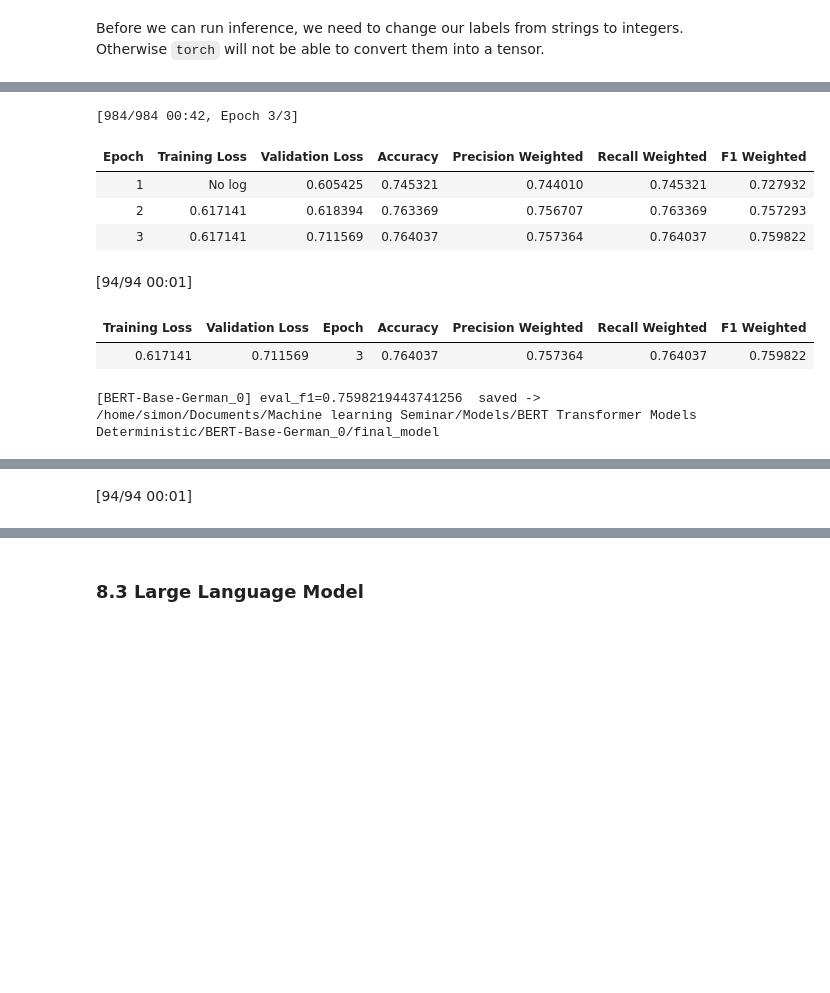
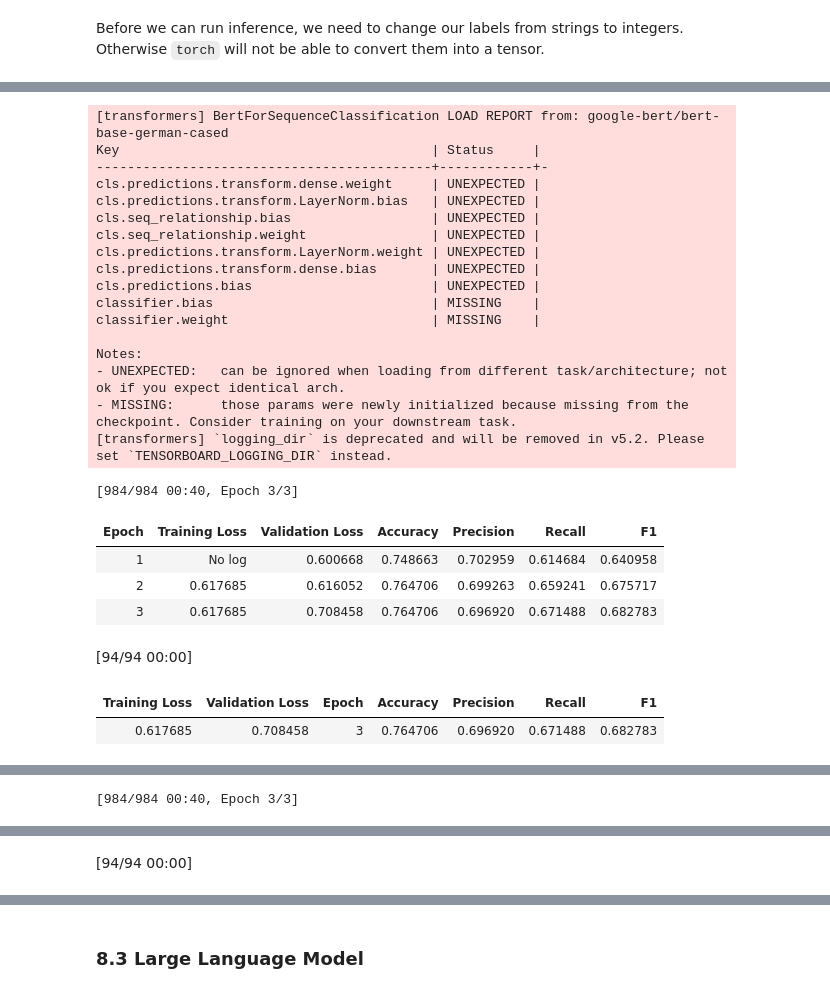
Before and after one commit to 47867/css-machine-learning, a Jupyter notebook: v2_Reichel_Code_deterministic.ipynb, the cells around one changed output, grey strips where cells are left out. Cells and saved outputs as stored; diff of their text form; code cells hidden in the pictures; blank space fills up the shorter version.

Commit message:
Finalised code

```diff
--- a/v2_Reichel_Code_deterministic.ipynb
+++ b/v2_Reichel_Code_deterministic.ipynb
@@ -620,17 +610,20 @@ We define a `compute_metrics` function which does essentially the same as the `e
 # %%
-def compute_metrics(eval_pred):
+def get_metrics(eval_pred):
 
     logits, labels = eval_pred
     preds = np.argmax(logits, axis = -1)
     precision, recall, f1, _ = precision_recall_fscore_support(
-        labels, preds, average = "weighted", zero_division = 0
+        labels,
+        preds,
+        average = "macro",
+        zero_division = 0
     )
 
     return {
         "accuracy": accuracy_score(labels, preds),
-        "precision_weighted": precision,
-        "recall_weighted": recall,
-        "f1_weighted": f1,
+        "precision": precision,
+        "recall": recall,
+        "f1": f1,
     }
 # %% [markdown]
 Define the training loop and checkpoint logging:
@@ -777,6 +774,15 @@ def fit_and_save_transformer(cfg,
 Before we can run inference, we need to change our labels from strings to integers. Otherwise `torch` will not be able to convert them into a tensor.
 # %%
 y_train_int = y_train.replace(
+    ["negative",
+    "neutral",
+    "positive"],
+    [0,
+    1,
+    2]
+)
+
+y_eval_int = y_eval.replace(
     ["negative",
     "neutral",
     "positive"],
@@ -797,16 +803,20 @@ y_test_int = y_test.replace(
 results_encoder = {}
 
 # fit ten models
-for x in range(10):
+for x in range(cfg.n_models):
+
+    # set each time
+    seed, generator = set_determinism(cfg)
+
     _, meta = fit_and_save_transformer(
         cfg,
-        "BERT-Base-German_" + str(x),
+        cfg.name_prefix_encoder_deterministic + str(x),
         X_train,
         y_train_int, # labels converted to integers
+        X_eval,
+        y_eval_int, # labels converted to integers
         X_test,
-        y_test_int, # labels converted to integers
-        test_texts = None,
-        test_labels = None
+        y_test_int # labels converted to integers
     )
 
     results_encoder[x] = meta
@@ -817,20 +827,19 @@ for x in range(10):
 
 summary = {
     name: {
-        "eval_f1": meta["eval_metrics"].get("eval_f1_weighted"),
-        "test_f1": (meta["test_metrics"] or {}).get("f1_weighted"),
+        "eval_f1": meta["eval_metrics"].get("eval_f1"),
+        "test_f1": (meta["test_metrics"] or {}).get("f1"),
         "fit_seconds": meta["fit_seconds"],
     }
 
     for name, meta in results_encoder.items()
 }
 
-with open(Path(cfg.output_directory_encoder), "w") as f:
+with open(Path(cfg.output_directory_encoder_deterministic) / f"summary.json", "w") as f:
     json.dump(summary,
               f,
               indent = 2)
 
 #free up GPU memory at the end
-del _
 torch.cuda.empty_cache()
 # %% [output]
@@ -854,9 +848,25 @@ Notes:
-[984/984 00:42, Epoch 3/3]
+[transformers] BertForSequenceClassification LOAD REPORT from: google-bert/bert-base-german-cased
+Key                                        | Status     |
+-------------------------------------------+------------+-
+cls.predictions.transform.dense.weight     | UNEXPECTED |
+cls.predictions.transform.LayerNorm.bias   | UNEXPECTED |
+cls.seq_relationship.bias                  | UNEXPECTED |
+cls.seq_relationship.weight                | UNEXPECTED |
+cls.predictions.transform.LayerNorm.weight | UNEXPECTED |
+cls.predictions.transform.dense.bias       | UNEXPECTED |
+cls.predictions.bias                       | UNEXPECTED |
+classifier.bias                            | MISSING    |
+classifier.weight                          | MISSING    |
+
+Notes:
+- UNEXPECTED:   can be ignored when loading from different task/architecture; not ok if you expect identical arch.
+- MISSING:      those params were newly initialized because missing from the checkpoint. Consider training on your downstream task.
+[transformers] `logging_dir` is deprecated and will be removed in v5.2. Please set `TENSORBOARD_LOGGING_DIR` instead.
+[984/984 00:40, Epoch 3/3]
-| Epoch | Training Loss | Validation Loss | Accuracy | Precision Weighted | Recall Weighted | F1 Weighted |
-| 1 | No log | 0.605425 | 0.745321 | 0.744010 | 0.745321 | 0.727932 |
-| 2 | 0.617141 | 0.618394 | 0.763369 | 0.756707 | 0.763369 | 0.757293 |
-| 3 | 0.617141 | 0.711569 | 0.764037 | 0.757364 | 0.764037 | 0.759822 |
+| Epoch | Training Loss | Validation Loss | Accuracy | Precision | Recall | F1 |
+| 1 | No log | 0.600668 | 0.748663 | 0.702959 | 0.614684 | 0.640958 |
+| 2 | 0.617685 | 0.616052 | 0.764706 | 0.699263 | 0.659241 | 0.675717 |
+| 3 | 0.617685 | 0.708458 | 0.764706 | 0.696920 | 0.671488 | 0.682783 |
-[94/94 00:01]
+[94/94 00:00]
-| Training Loss | Validation Loss | Epoch | Accuracy | Precision Weighted | Recall Weighted | F1 Weighted |
-| 0.617141 | 0.711569 | 3 | 0.764037 | 0.757364 | 0.764037 | 0.759822 |
+| Training Loss | Validation Loss | Epoch | Accuracy | Precision | Recall | F1 |
+| 0.617685 | 0.708458 | 3 | 0.764706 | 0.696920 | 0.671488 | 0.682783 |
-[BERT-Base-German_0] eval_f1=0.7598219443741256  saved -> /home/simon/Documents/Machine learning Seminar/Models/BERT Transformer Models Deterministic/BERT-Base-German_0/final_model
@@ -880,0 +894 @@ Notes:
+[984/984 00:40, Epoch 3/3]
@@ -885 +899 @@ Notes:
-[94/94 00:01]
+[94/94 00:00]
```
Also changed, not shown: parts of 87 cells of this notebook, 1 other file.
